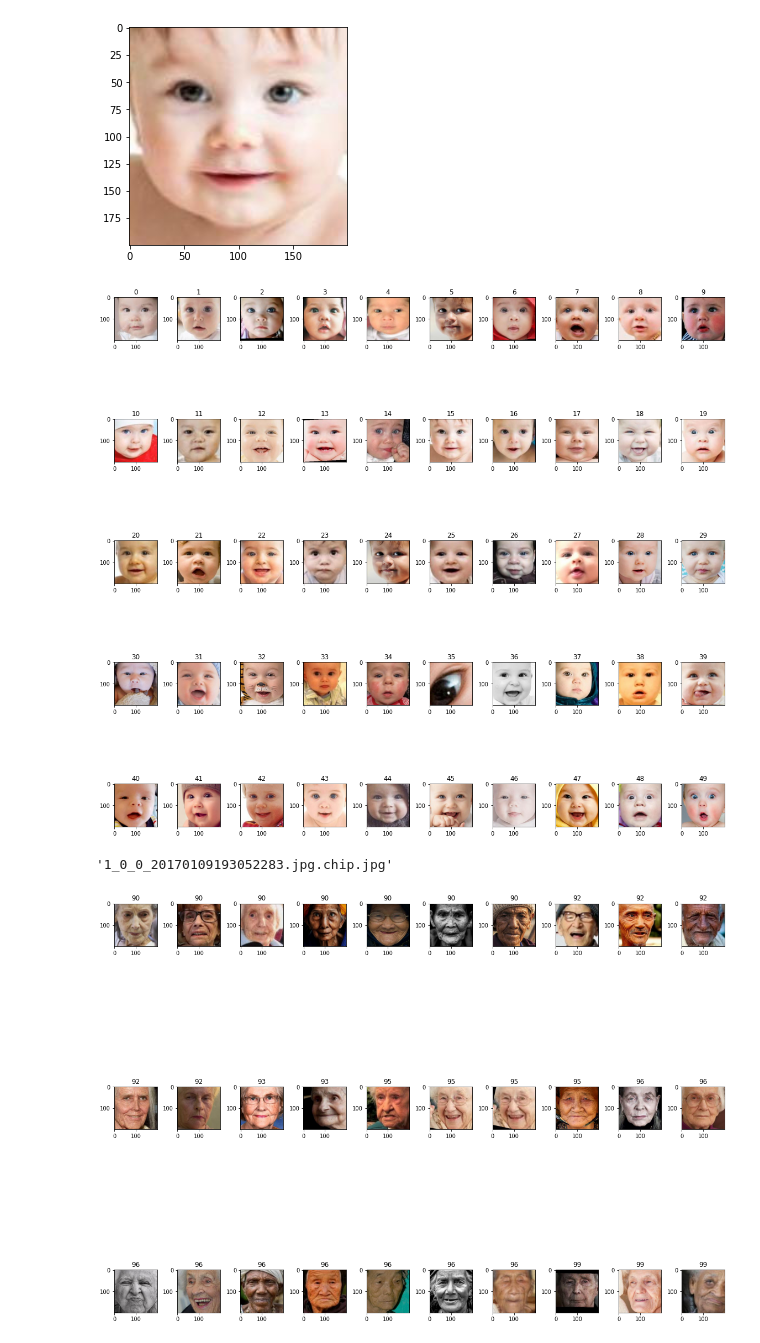
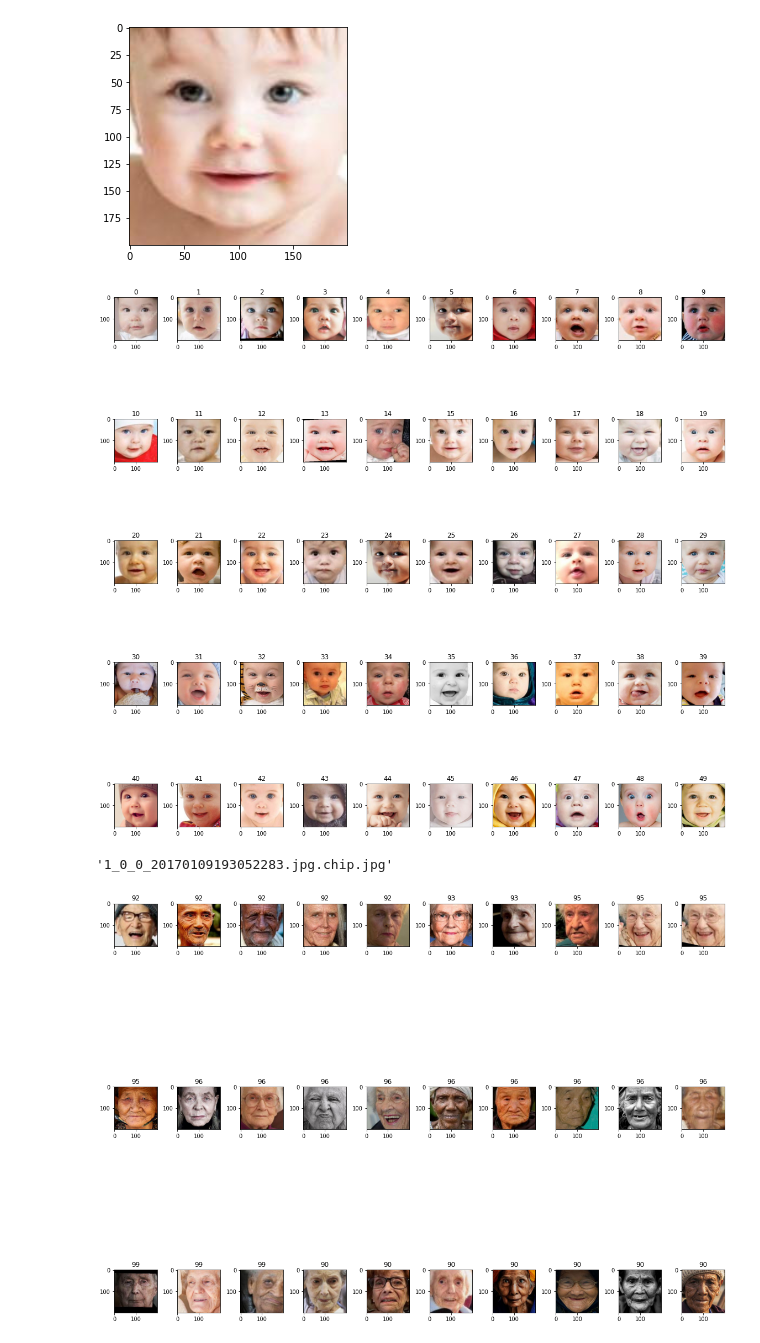
Before and after one commit to vachaconcu/Mineriadatos, a Jupyter notebook: CargaDatos_uno.ipynb, the cells around one changed output. Cells and saved outputs as stored; diff of their text form; code cells hidden in the pictures.

```diff
--- a/CargaDatos_uno.ipynb
+++ b/CargaDatos_uno.ipynb
@@ -163,9 +165,21 @@ from numpy import savez_compressed
 savez_compressed('/content/drive/My Drive/Mineria/datos_uno.npz',dataset_array2)
 # %%
 from numpy import load
-#dict_data = load('/content/drive/My Drive/Mineria/datos_uno.npz')
-#datos = dict_data['arr_0']
+dict_data = load('/content/drive/My Drive/Mineria/datos_uno.npz')
+datos = dict_data['arr_0']
 datos=datos.reshape((11853,200,200,3))
 datos.shape
 # %% [output]
 (11853, 200, 200, 3)
+# %%
+lista=np.append(np.arange(35) , np.arange(36, 53, 1))
+lista=np.append(lista,np.arange(54, 559, 1))
+lista= np.append(lista,np.arange(560,1181, 1))
+lista= np.append(lista,np.arange(1182, 3057, 1))
+lista= np.append(lista,np.arange(3058, 3068, 1))
+lista= np.append(lista,np.arange(3069, 11244, 1))
+lista= np.append(lista,np.arange(11245, 11853, 1))
+lista.shape
+datos=datos[lista,]
+
+datos.shape
@@ -209,7 +227,7 @@ for i in range(0,50):
 fig.tight_layout()
 plt.show()
 # %% [output]
-[figure, old version]
+[figure, new version]
 # %%
 at.id[35]
 # %% [output]
@@ -217,13 +235,13 @@ at.id[35]
 # %%
 fig, axes = plt.subplots(3, 10, figsize=(16,16))
 ax = axes.ravel()
 
-for i in range(11823,11853):
+for i in range(11816,11846):
   image = np.squeeze(datos[i])
   ax[i-11823].imshow(image)
   ax[i-11823].set_title(at.edad[i])
 
 fig.tight_layout()
 plt.show()
 # %% [output]
-[figure, old version]
+[figure, new version]
```
Also changed, not shown: parts of 4 cells of this notebook.
